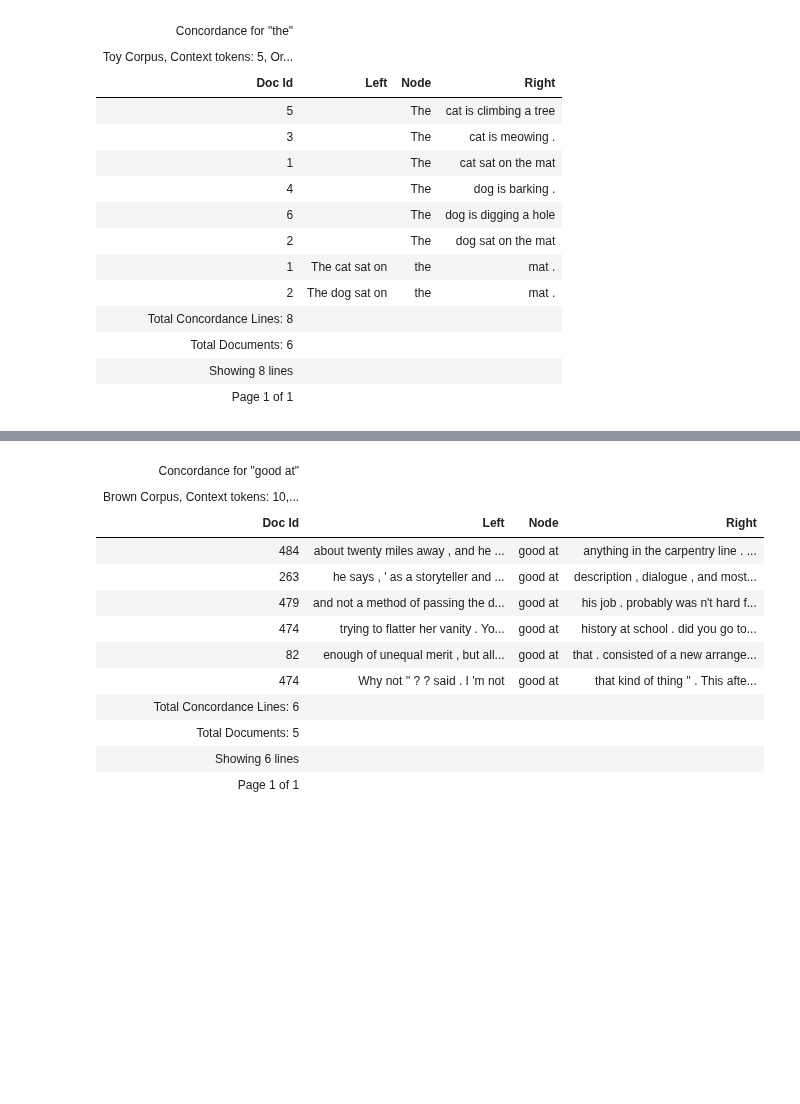
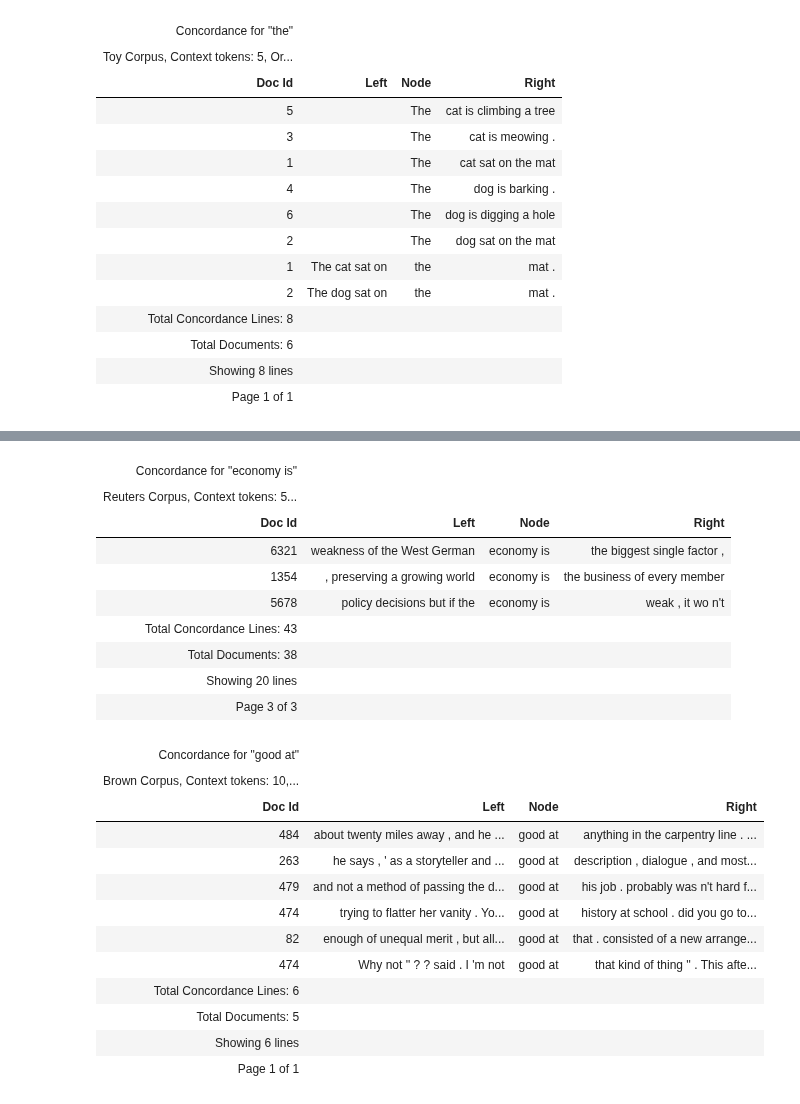
Before and after one commit to polsci/conc, a Jupyter notebook: nbs/api/72_concordance.ipynb, the cells around one changed output, grey strips where cells are left out. Cells and saved outputs as stored; diff of their text form; code cells hidden in the pictures; blank space fills up the shorter version.

```diff
--- a/nbs/api/72_concordance.ipynb
+++ b/nbs/api/72_concordance.ipynb
@@ -279,3 +282,9 @@ conc_reuters.concordance('the company said', context_length = 5, order='1R2R3R')
 | Total Documents: 911 |  |  |  |
 | Showing 20 lines |  |  |  |
 | Page 1 of 59 |  |  |  |
+# %%
+#| hide
+set_logger_state('verbose')
+conc_reuters.concordance('economy is', context_length = 5, order='1R2R3R', page_current = 3).display()
+set_logger_state('quiet')
+# %% [output]
@@ -282,3 +299,13 @@ conc_reuters.concordance('the company said', context_length = 5, order='1R2R3R')
+| Concordance for "economy is" |  |  |  |
+| Reuters Corpus, Context tokens: 5... |  |  |  |
+| Doc Id | Left | Node | Right |
+| 6321 | weakness of the West German | economy is | the biggest single factor , |
+| 1354 | , preserving a growing world | economy is | the business of every member |
+| 5678 | policy decisions but if the | economy is | weak , it wo n't |
+| Total Concordance Lines: 43 |  |  |  |
+| Total Documents: 38 |  |  |  |
+| Showing 20 lines |  |  |  |
+| Page 3 of 3 |  |  |  |
 # %%
 report_brown.concordance('good at', context_length = 10, order='1R2R3R').display()
 # %% [output]
```
Also changed, not shown: parts of 2 cells of this notebook, 1 other file.
